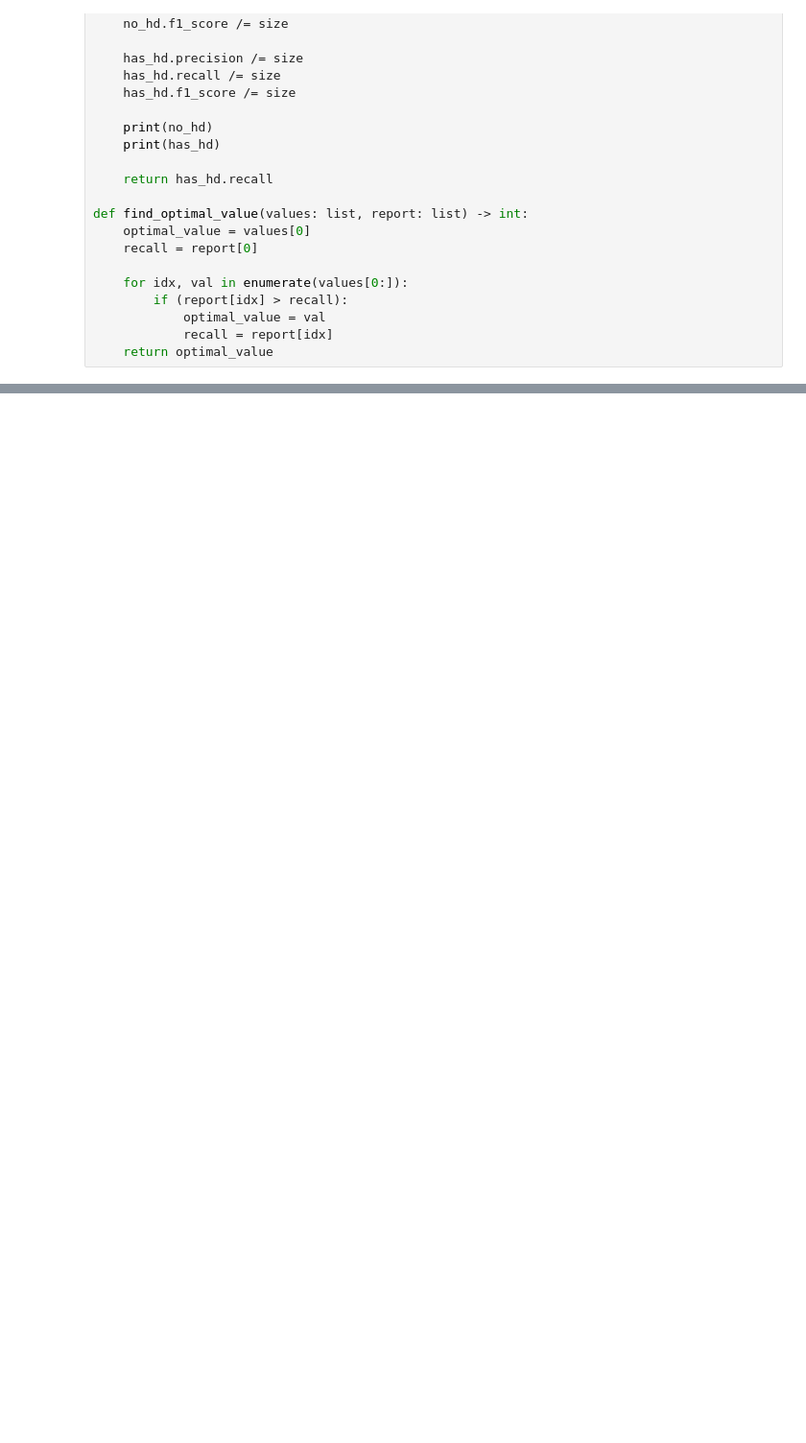
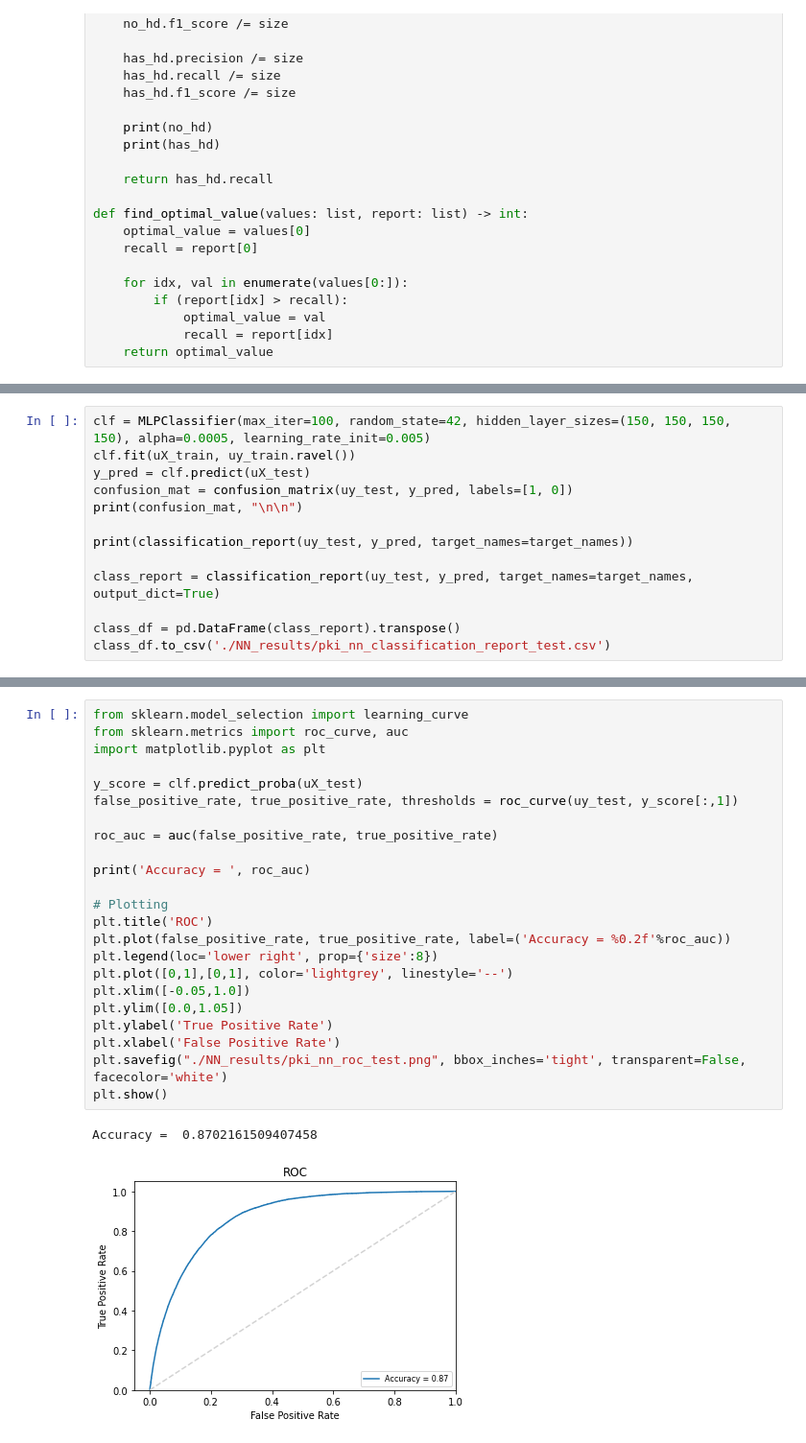
Before and after one commit to RileyCullen/CPSC4310, a Jupyter notebook: MLP4/pki_nn_models.ipynb, the cells around one changed output, grey strips where cells are left out. Shown at 96% size. Saved outputs shown, nothing was run; the diff lists cells and outputs as text; blank space fills up the shorter version.

Commit message:
Finished PKI model
Trained and saved related PKI files

```diff
--- a/MLP4/pki_nn_models.ipynb
+++ b/MLP4/pki_nn_models.ipynb
@@ -131,0 +384,13 @@ MetricContainer(name='Has Heart Disease', precision=0.7483131897476368, recall=0
+# %%
+clf = MLPClassifier(max_iter=100, random_state=42, hidden_layer_sizes=(150, 150, 150, 150), alpha=0.0005, learning_rate_init=0.005)
+clf.fit(uX_train, uy_train.ravel())
+y_pred = clf.predict(uX_test)
+confusion_mat = confusion_matrix(uy_test, y_pred, labels=[1, 0])
+print(confusion_mat, "\n\n")
+
+print(classification_report(uy_test, y_pred, target_names=target_names))
+
+class_report = classification_report(uy_test, y_pred, target_names=target_names, output_dict=True)
+
+class_df = pd.DataFrame(class_report).transpose()
+class_df.to_csv('./NN_results/pki_nn_classification_report_test.csv')
@@ -131,0 +410,26 @@ MetricContainer(name='Has Heart Disease', precision=0.7483131897476368, recall=0
+# %%
+from sklearn.model_selection import learning_curve
+from sklearn.metrics import roc_curve, auc
+import matplotlib.pyplot as plt
+
+y_score = clf.predict_proba(uX_test)
+false_positive_rate, true_positive_rate, thresholds = roc_curve(uy_test, y_score[:,1])
+
+roc_auc = auc(false_positive_rate, true_positive_rate)
+
+print('Accuracy = ', roc_auc)
+
+# Plotting
+plt.title('ROC')
+plt.plot(false_positive_rate, true_positive_rate, label=('Accuracy = %0.2f'%roc_auc))
+plt.legend(loc='lower right', prop={'size':8})
+plt.plot([0,1],[0,1], color='lightgrey', linestyle='--')
+plt.xlim([-0.05,1.0])
+plt.ylim([0.0,1.05])
+plt.ylabel('True Positive Rate')
+plt.xlabel('False Positive Rate')
+plt.savefig("./NN_results/pki_nn_roc_test.png", bbox_inches='tight', transparent=False, facecolor='white')
+plt.show()
+# %% [output]
+Accuracy =  0.8702161509407458
+[figure, added]
```
Also changed, not shown: parts of 21 cells of this notebook, 5 other files.
